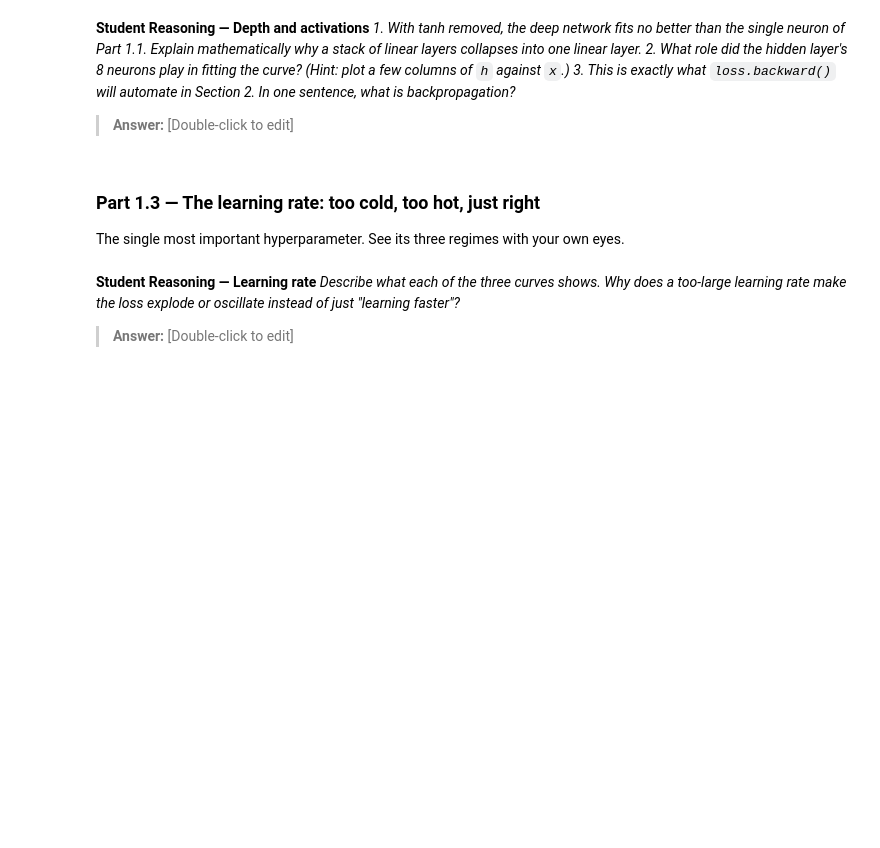
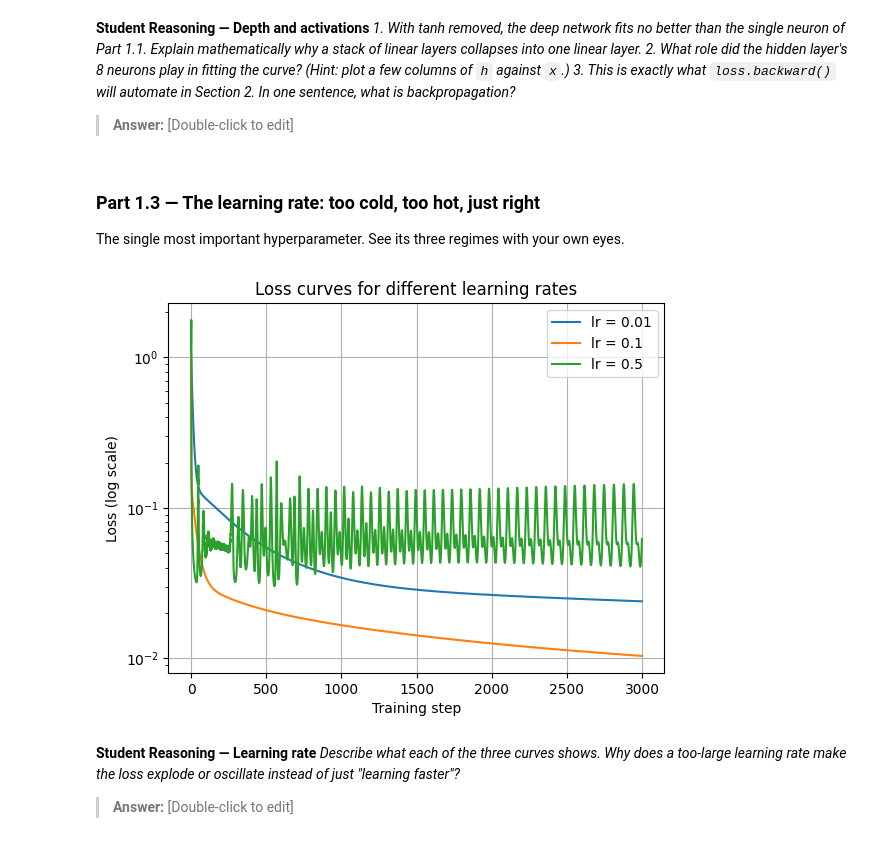
Before and after one commit to luckiest-child/lab-3, a Jupyter notebook: lab_3.ipynb, the cells around one changed output. Saved outputs shown, nothing was run; the diff lists cells and outputs as text; code cells hidden in the pictures; blank space fills up the shorter version.

```diff
--- a/lab_3.ipynb
+++ b/lab_3.ipynb
@@ -300,11 +300,67 @@ The single most important hyperparameter. See its three regimes with your own ey
 # %%
 # TODO: Wrap your Part 1.2 training loop in a function train_toy(lr, steps=3000)
 #   that returns the list of losses.
+def train_toy(lr, steps = 3000):
+  W1 = W1_initial.copy()
+  b1 = b1_initial.copy()
+  W2 = W2_initial.copy()
+  b2 = b2_initial.copy()
+
+  losses = []
+
+  for i in range(steps):
+    # Forward pass
+    z1 = x @ W1 + b1        # pre-activation, shape (100, 8)
+    h  = np.tanh(z1)        # activation
+    y_hat = h @ W2 + b2     # output, shape (100, 1)
+    loss  = np.mean((y_hat - y) ** 2)
+
+    # Backward pass
+    d_yhat = 2 * (y_hat - y) / len(y)
+    dW2 = h.T @ d_yhat ;  db2 = d_yhat.sum(axis=0)
+    dh  = d_yhat @ W2.T
+    dz1 = dh * (1 - np.tanh(z1) ** 2)     # derivative of tanh
+    dW1 = x.T @ dz1 ;  db1 = dz1.sum(axis=0)
+
+    W1 -= lr*dW1
+    b1 -= lr*db1
+    W2 -= lr*dW2
+    b2 -= lr*db2
+
+    losses.append(loss)
+
+  return losses
 
 # TODO: Run it with THREE learning rates, e.g. lr = 0.001, 0.05, 1.0
 #   (keep the same initial weights for a fair comparison — reset the seed).
 
+W1_initial = np.random.randn(1,8) * 0.5
+b1_initial = np.random.randn(8) * 0.5
+W2_initial = np.random.randn(8,1) * 0.5
+b2_initial = np.random.randn(1) * 0.5
+
+losses_a = train_toy(0.01)
+losses_b = train_toy(0.1)
+losses_c = train_toy(0.5)
+
 # TODO: Plot the three loss curves on the same axes (log scale on y helps), with a legend.
+
+plt.plot(losses_a, label="lr = 0.01")
+plt.plot(losses_b, label="lr = 0.1")
+plt.plot(losses_c, label="lr = 0.5")
+
+plt.yscale("log")
+
+plt.xlabel("Training step")
+plt.ylabel("Loss (log scale)")
+plt.title("Loss curves for different learning rates")
+
+plt.legend()
+plt.grid(True)
+
+plt.show()
+# %% [output]
+[figure, added]
 # %% [markdown]
 **Student Reasoning — Learning rate**
 *Describe what each of the three curves shows. Why does a too-large learning rate make the
```
